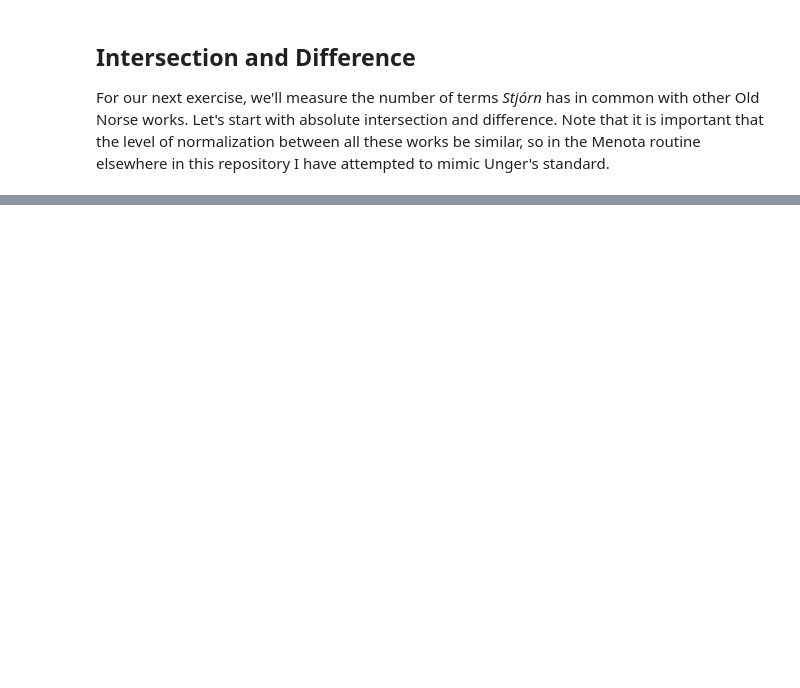
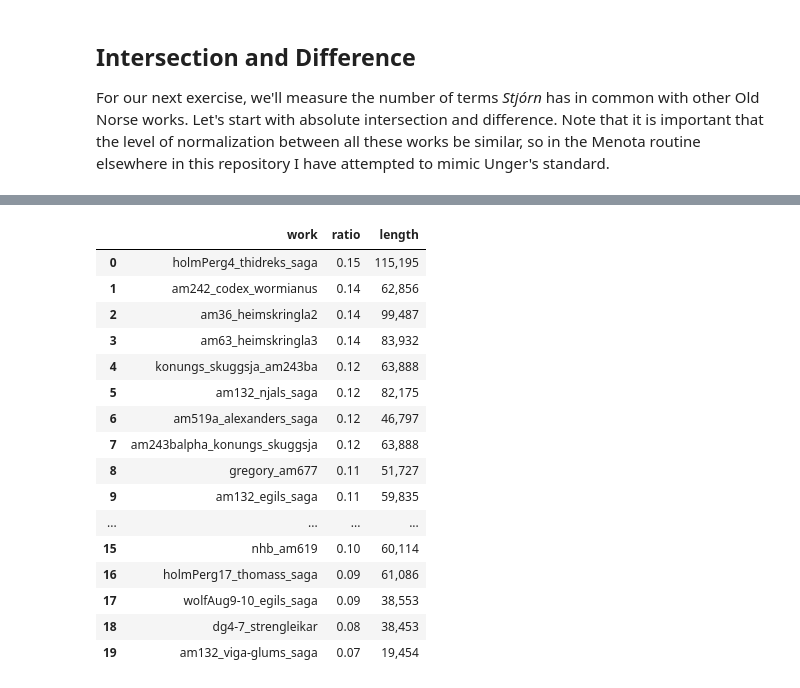
Before and after one commit to langeslag/on-corpus-tools, a Jupyter notebook: stjorn/stylometry.ipynb, the cells around one changed output, grey strips where cells are left out. Saved outputs shown, nothing was run; the diff lists cells and outputs as text; code cells hidden in the pictures; blank space fills up the shorter version.

```diff
--- a/stjorn/stylometry.ipynb
+++ b/stjorn/stylometry.ipynb
@@ -271,0 +257,26 @@ Yeah, that's still no good. I'll have to compensate for length more directly.
+# %%
+intersection_data = []
+for k,v in menota.items():
+    intersection_data.append((k, round(len(set(stj1_tokens).intersection(set(v)))/len(set(stj1_tokens).difference(set(v))), 2), len(v)))
+df = pd.DataFrame(intersection_data, columns=['work', 'ratio', 'length'])
+df['length'] = df['length'].map('{:,}'.format)
+df = df.sort_values(by=['ratio'], ascending=False).reset_index(drop=True)
+df[:20]
+# %% [output]
+|  | work | ratio | length |
+| 0 | holmPerg4_thidreks_saga | 0.15 | 115,195 |
+| 1 | am242_codex_wormianus | 0.14 | 62,856 |
+| 2 | am36_heimskringla2 | 0.14 | 99,487 |
+| 3 | am63_heimskringla3 | 0.14 | 83,932 |
+| 4 | konungs_skuggsja_am243ba | 0.12 | 63,888 |
+| 5 | am132_njals_saga | 0.12 | 82,175 |
+| 6 | am519a_alexanders_saga | 0.12 | 46,797 |
+| 7 | am243balpha_konungs_skuggsja | 0.12 | 63,888 |
+| 8 | gregory_am677 | 0.11 | 51,727 |
+| 9 | am132_egils_saga | 0.11 | 59,835 |
+| ... | ... | ... | ... |
+| 15 | nhb_am619 | 0.10 | 60,114 |
+| 16 | holmPerg17_thomass_saga | 0.09 | 61,086 |
+| 17 | wolfAug9-10_egils_saga | 0.09 | 38,553 |
+| 18 | dg4-7_strengleikar | 0.08 | 38,453 |
+| 19 | am132_viga-glums_saga | 0.07 | 19,454 |
```
Also changed, not shown: parts of 10 cells of this notebook, 1 other file.
